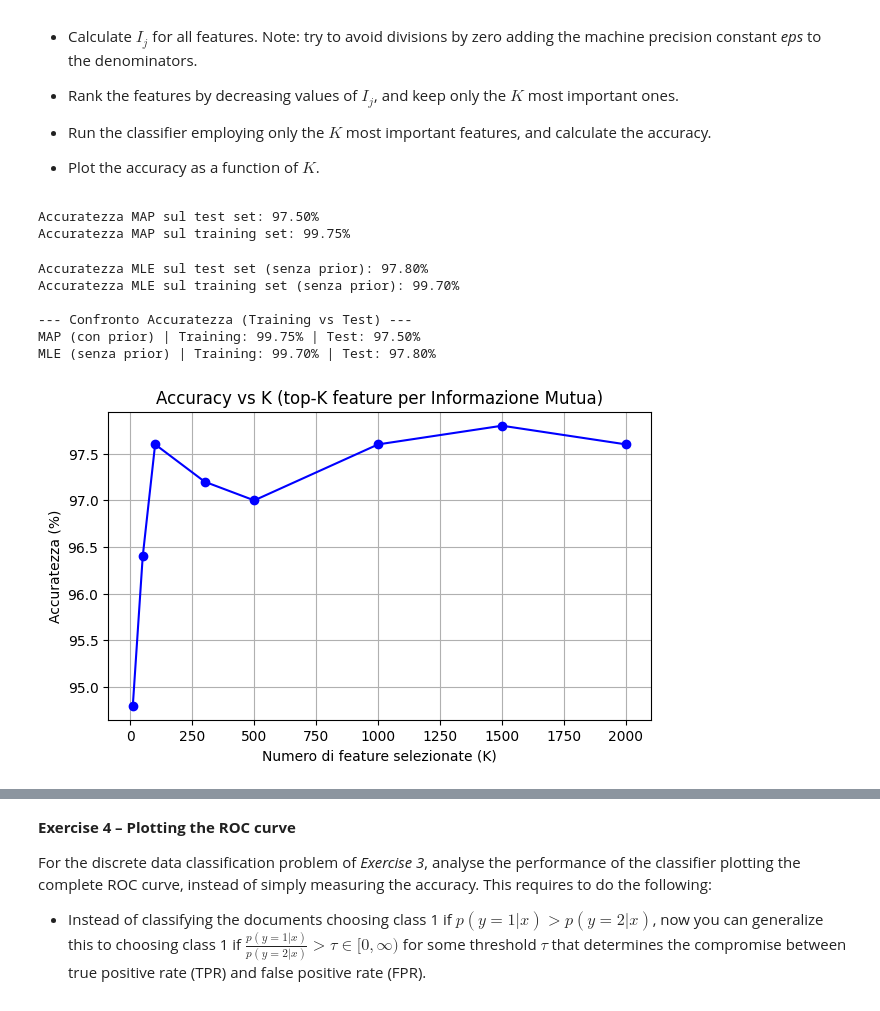
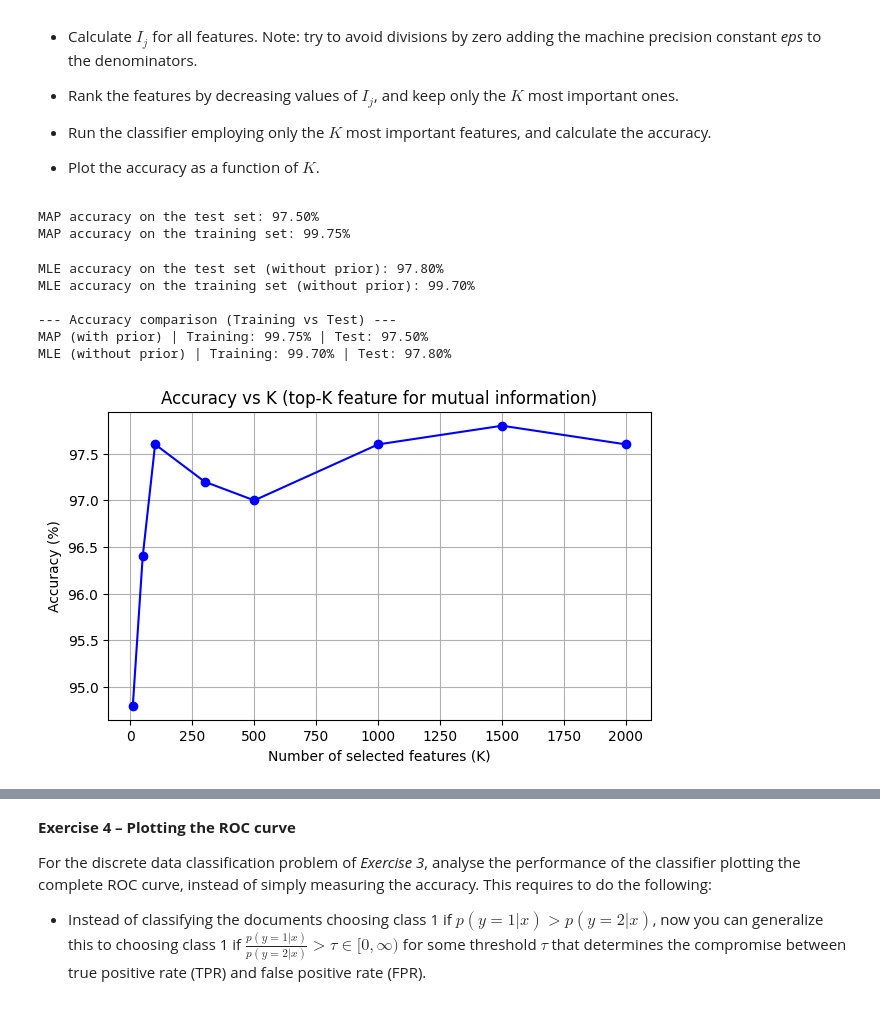
Before and after one commit to rimosoma/neural, a Jupyter notebook: Lab2_v2.ipynb, the cells around one changed output, grey strips where cells are left out. Saved outputs shown, nothing was run; the diff lists cells and outputs as text; code cells hidden in the pictures.

```diff
--- a/Lab2_v2.ipynb
+++ b/Lab2_v2.ipynb
@@ -546,15 +541,15 @@ def predict_MAP(X, theta0, theta1, pi_spam, pi_ham):
 # 1. Valutazione sul TEST set
 y_pred_MAP_test = predict_MAP(X_test, theta_jc0, theta_jc1, pi_spam, pi_ham)
 acc_MAP_test = accuracy(y_test, y_pred_MAP_test)
-print(f"Accuratezza MAP sul test set: {acc_MAP_test:.2f}%")
+print(f"MAP accuracy on the test set: {acc_MAP_test:.2f}%")
 
 # 2. Valutazione sul TRAINING set (richiesta dall'esercizio)
 y_pred_MAP_train = predict_MAP(X_train, theta_jc0, theta_jc1, pi_spam, pi_ham)
 acc_MAP_train = accuracy(y_train, y_pred_MAP_train)
-print(f"Accuratezza MAP sul training set: {acc_MAP_train:.2f}%")
+print(f"MAP accuracy on the training set: {acc_MAP_train:.2f}%")
 # %% [output]
-Accuratezza MAP sul test set: 97.50%
-Accuratezza MAP sul training set: 99.75%
+MAP accuracy on the test set: 97.50%
+MAP accuracy on the training set: 99.75%
 # %%
 # Evaluate the MLE on the test set and training set (no priors)
 
@@ -581,24 +576,24 @@ def predict_MLE(X, theta0, theta1):
 # 1. Valutazione sul TEST set
 y_pred_MLE_test = predict_MLE(X_test, theta_jc0, theta_jc1)
 acc_MLE_test = accuracy(y_test, y_pred_MLE_test)
-print(f"Accuratezza MLE sul test set (senza prior): {acc_MLE_test:.2f}%")
+print(f"MLE accuracy on the test set (without prior): {acc_MLE_test:.2f}%")
 
 # 2. Valutazione sul TRAINING set (richiesta dall'esercizio)
 y_pred_MLE_train = predict_MLE(X_train, theta_jc0, theta_jc1)
 acc_MLE_train = accuracy(y_train, y_pred_MLE_train)
-print(f"Accuratezza MLE sul training set (senza prior): {acc_MLE_train:.2f}%")
+print(f"MLE accuracy on the training set (without prior): {acc_MLE_train:.2f}%")
 
 # --- Confronto finale (richiesto) ---
-print("\n--- Confronto Accuratezza (Training vs Test) ---")
-print(f"MAP (con prior) | Training: {acc_MAP_train:.2f}% | Test: {acc_MAP_test:.2f}%")
-print(f"MLE (senza prior) | Training: {acc_MLE_train:.2f}% | Test: {acc_MLE_test:.2f}%")
+print("\n--- Accuracy comparison (Training vs Test) ---")
+print(f"MAP (with prior) | Training: {acc_MAP_train:.2f}% | Test: {acc_MAP_test:.2f}%")
+print(f"MLE (without prior) | Training: {acc_MLE_train:.2f}% | Test: {acc_MLE_test:.2f}%")
 # %% [output]
-Accuratezza MLE sul test set (senza prior): 97.80%
-Accuratezza MLE sul training set (senza prior): 99.70%
+MLE accuracy on the test set (without prior): 97.80%
+MLE accuracy on the training set (without prior): 99.70%
 
---- Confronto Accuratezza (Training vs Test) ---
-MAP (con prior) | Training: 99.75% | Test: 97.50%
-MLE (senza prior) | Training: 99.70% | Test: 97.80%
+--- Accuracy comparison (Training vs Test) ---
+MAP (with prior) | Training: 99.75% | Test: 97.50%
+MLE (without prior) | Training: 99.70% | Test: 97.80%
 # %%
 # Optional – Selezione delle feature con Informazione Mutua
 import matplotlib.pyplot as plt
@@ -614,37 +609,37 @@ def mutual_information(theta0, theta1, pi_spam, pi_ham):
     theta_j = pi_ham * theta1 + pi_spam * theta0
     I = (theta1 * pi_ham * np.log((theta1 + eps) / (theta_j + eps)) +
          (1 - theta1) * pi_ham * np.log((1 - theta1 + eps) / (1 - theta_j + eps)) +
          theta0 * pi_spam * np.log((theta0 + eps) / (theta_j + eps)) +
          (1 - theta0) * pi_spam * np.log((1 - theta0 + eps) / (1 - theta_j + eps)))
     return I
 
 # Calcolo informazione mutua e ranking
 I_j = mutual_information(theta_jc0, theta_jc1, pi_spam, pi_ham)
 ranking = np.argsort(-I_j)  # decrescente
 
 # Valutiamo l'accuratezza usando solo le prime K feature più informative
 K_values = [10, 50, 100, 300, 500, 1000, 1500, 2000]
 accuracies = []
 
 for K in K_values:
     idx = ranking[:K]
     X_K = X_test[:, idx]
     th0_K = theta_jc0[idx]
     th1_K = theta_jc1[idx]
     y_pred_K = predict_MAP(X_K, th0_K, th1_K, pi_spam, pi_ham)
     acc_K = accuracy(y_test, y_pred_K)
     accuracies.append(acc_K)
 
 # Grafico Accuracy vs K
 plt.figure(figsize=(7,4))
 plt.plot(K_values, accuracies, 'o-', color='blue')
-plt.xlabel('Numero di feature selezionate (K)')
-plt.ylabel('Accuratezza (%)')
-plt.title('Accuracy vs K (top-K feature per Informazione Mutua)')
+plt.xlabel('Number of selected features (K)')
+plt.ylabel('Accuracy (%)')
+plt.title('Accuracy vs K (top-K feature for mutual information)')
 plt.grid(True)
 plt.show()
 # %% [output]
-[figure, old version]
+[figure, new version]
 # %% [markdown]
 **Student's comments to Exercise 3**
 
```
Also changed, not shown: parts of 11 cells of this notebook.
